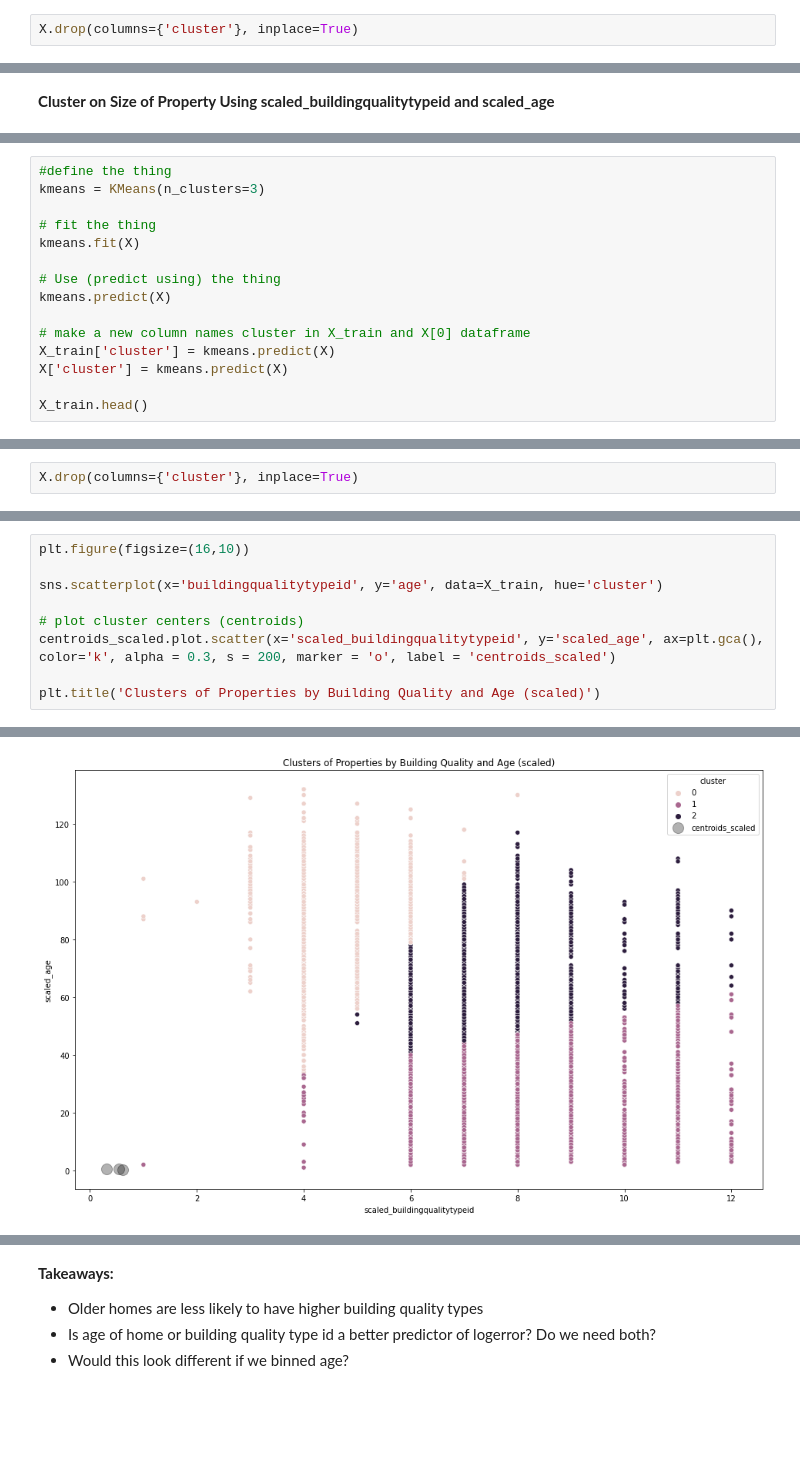
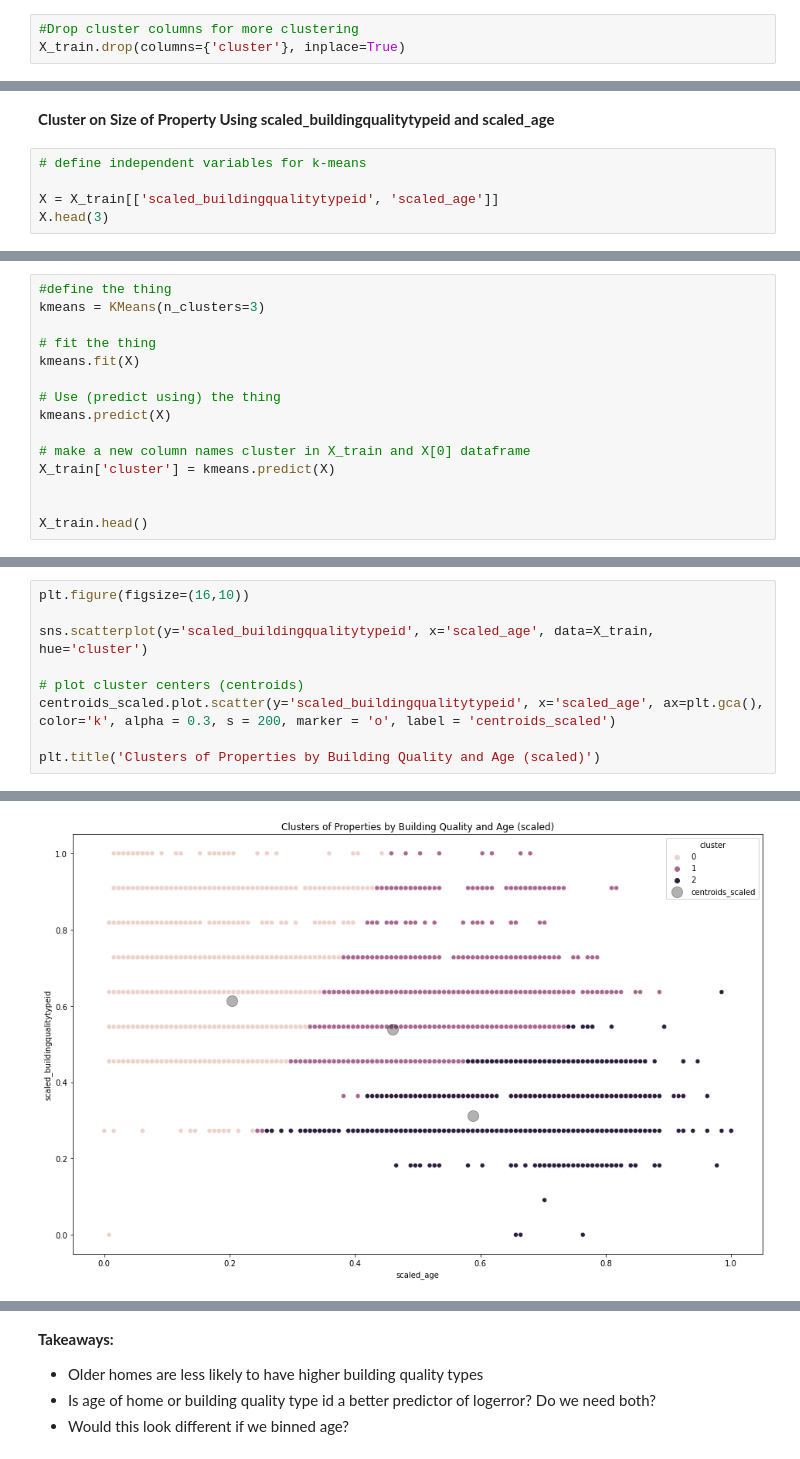
Before and after one commit to Gabriela-and-Justin/Zillow-Clustering-Project, a Jupyter notebook: justin_clustering_exploration.ipynb, the cells around one changed output, grey strips where cells are left out. Drawn from its saved outputs; the diff is of its cells as text; blank space fills up the shorter version.

Commit message:
commiting with my exploration for clustering

```diff
--- a/justin_clustering_exploration.ipynb
+++ b/justin_clustering_exploration.ipynb
@@ -241,8 +294,14 @@ with plt.style.context('seaborn-whitegrid'):
 # %% [output]
 [figure]
 # %%
-X.drop(columns={'cluster'}, inplace=True)
+#Drop cluster columns for more clustering
+X_train.drop(columns={'cluster'}, inplace=True)
 # %% [markdown]
 ---
 # %% [markdown]
 **Cluster on Size of Property Using scaled_buildingqualitytypeid and scaled_age**
+# %%
+# define independent variables for k-means
+
+X = X_train[['scaled_buildingqualitytypeid', 'scaled_age']]
+X.head(3)
@@ -258,7 +322,7 @@ kmeans.predict(X)
 
 # make a new column names cluster in X_train and X[0] dataframe
 X_train['cluster'] = kmeans.predict(X)
-X['cluster'] = kmeans.predict(X)
+
 
 X_train.head()
 # %% [output]
@@ -287,2 +342,0 @@ centroids_scaled
-# %%
-X.drop(columns={'cluster'}, inplace=True)
@@ -314,12 +352,12 @@ centroids_scaled
 # %%
 plt.figure(figsize=(16,10))
 
-sns.scatterplot(x='buildingqualitytypeid', y='age', data=X_train, hue='cluster')
+sns.scatterplot(y='scaled_buildingqualitytypeid', x='scaled_age', data=X_train, hue='cluster')
 
 # plot cluster centers (centroids)
-centroids_scaled.plot.scatter(x='scaled_buildingqualitytypeid', y='scaled_age', ax=plt.gca(), color='k', alpha = 0.3, s = 200, marker = 'o', label = 'centroids_scaled')
+centroids_scaled.plot.scatter(y='scaled_buildingqualitytypeid', x='scaled_age', ax=plt.gca(), color='k', alpha = 0.3, s = 200, marker = 'o', label = 'centroids_scaled')
 
 plt.title('Clusters of Properties by Building Quality and Age (scaled)')
 # %% [output]
 Text(0.5, 1.0, 'Clusters of Properties by Building Quality and Age (scaled)')
-[figure, old version]
+[figure, new version]
```
Also changed, not shown: parts of 66 cells of this notebook.
